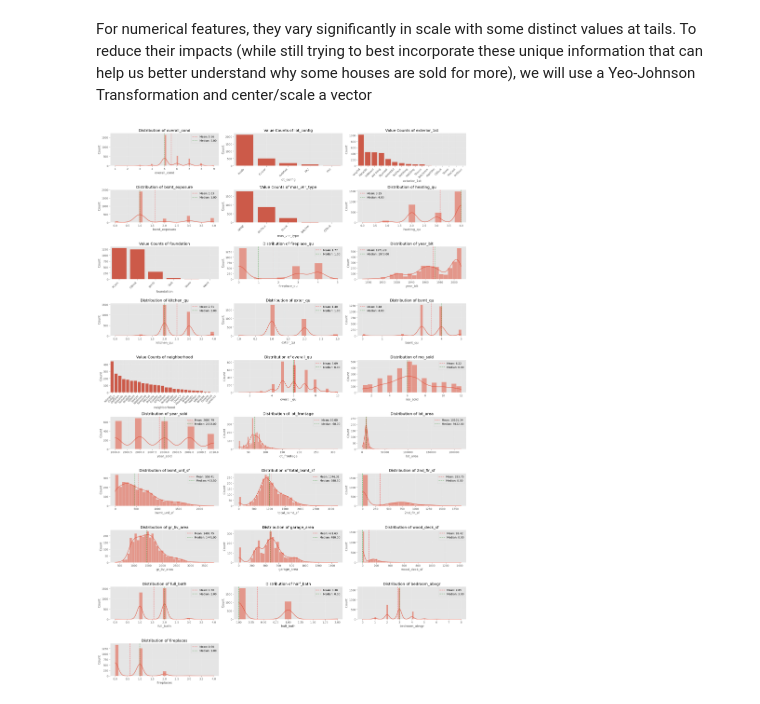
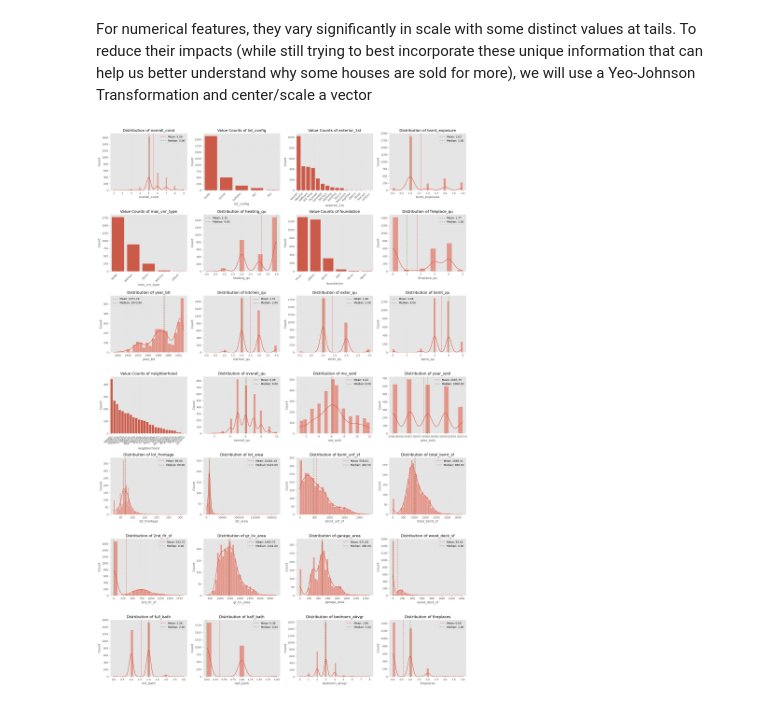
Before and after one commit to congminh-nguyen/ames_project, a Jupyter notebook: notebooks/eda_cleaning.ipynb, the cells around one changed output. Cells and saved outputs as stored; diff of their text form; code cells hidden in the pictures.

```diff
--- a/notebooks/eda_cleaning.ipynb
+++ b/notebooks/eda_cleaning.ipynb
@@ -735,8 +735,8 @@ For numerical features, they vary significantly in scale with some distinct valu
 # %%
 # Get remaining columns
 remaining_cols = df.columns[~df.columns.isin(['order', 'pid', 'saleprice'])]
 
 # Call the function with remaining columns
-plot_feature_histograms(df, columns=remaining_cols)
+plot_feature_histograms(df, columns=remaining_cols, n_cols=4)
 # %% [output]
-[figure, old version]
+[figure, new version]
```
Also changed, not shown: parts of 2 cells of this notebook, 1 other file.
